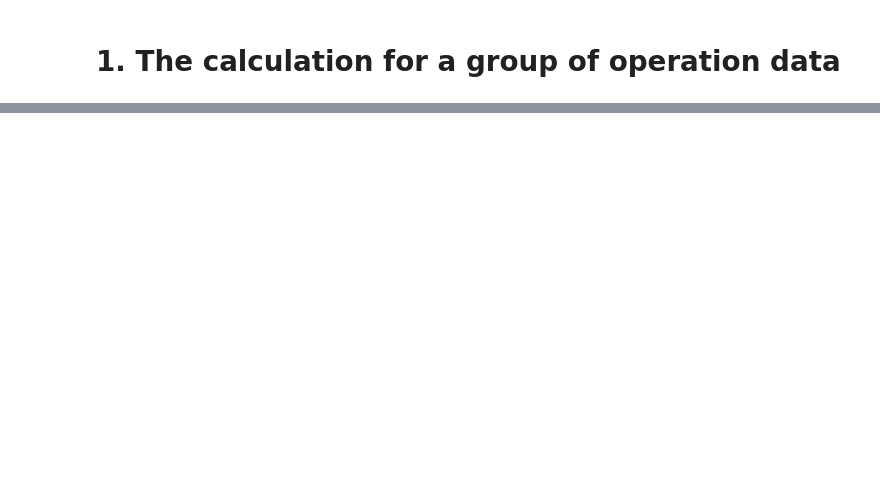
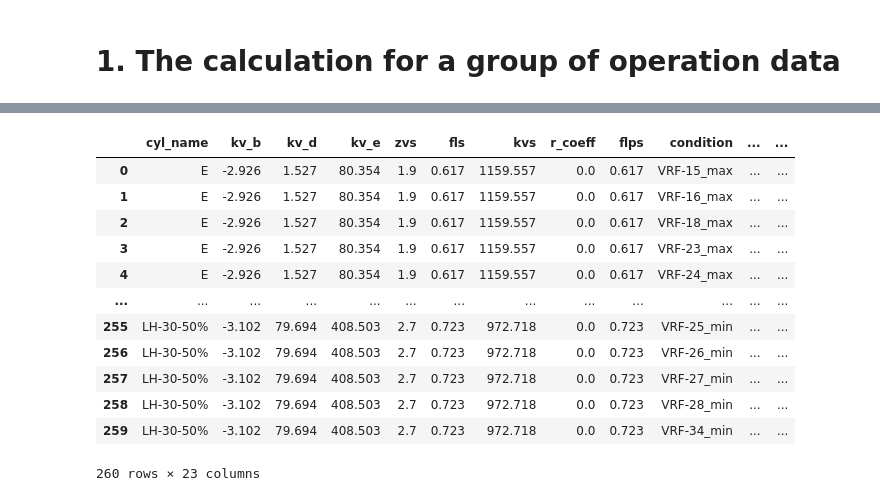
Before and after one commit to ratral/hyd4gpv_py, a Jupyter notebook: gpv_operation_data.ipynb, the cells around one changed output, grey strips where cells are left out. Drawn from its saved outputs; the diff is of its cells as text; code cells hidden in the pictures; blank space fills up the shorter version.

```diff
--- a/gpv_operation_data.ipynb
+++ b/gpv_operation_data.ipynb
@@ -310,0 +273,35 @@ if __name__ == '__main__':
+# %%
+#@title 1.3 Reading and preselection of the valves (Brand = "VAG")
+
+# Read the parameter of the VAG Valves.
+valves = pd.read_csv(path_valves_data)
+
+# select specific columns
+columns = ['cyl_name','kv_b','kv_d','kv_e','zvs','fls']
+
+# filter VAG brand valves
+valves = valves.loc[valves['brand'] == 'VAG']
+
+# Select the valves that meet the maximum operating flow rate
+valves = valves[columns]
+
+# pandas.DataFrame.set_index
+# valves.set_index(['cyl_name'], inplace = True)
+
+# Calculation of the maximal flow coefficent kvs for all valves
+valves['kvs'] = v_kv_fun_zeta(diameter, valves['zvs'])
+
+# Selection of valves that meet the minimum flow coefficient required.
+valves = valves.loc[valves['kvs'] >= kvs_min]
+
+# resistance coefficient
+valves['r_coeff'] = resistance_coefficient(diameter, up_dn, down_dn)
+
+# Combined liquid pressure recovery factor for full open
+valves['flps'] = v_combined_geometry_factor(
+                  valves['kvs'],
+                  valves['fls'],
+                  diameter, up_dn, down_dn
+                )
+
+display(valves.round(3))
@@ -310,0 +323,21 @@ if __name__ == '__main__':
+# %%
+#@title 1.4 Nest Operation Data with selected valves
+valves['key'] = 1
+df2['key'] = 1
+operation_data = pd.merge(valves, df2, on ='key').drop(columns=['key'])
+
+display(operation_data.round(3))
+# %% [output]
+|  | cyl_name | kv_b | kv_d | kv_e | zvs | fls | kvs | r_coeff | flps | condition | ... | ... |
+| 0 | E | -2.926 | 1.527 | 80.354 | 1.9 | 0.617 | 1159.557 | 0.0 | 0.617 | VRF-15_max | ... | ... |
+| 1 | E | -2.926 | 1.527 | 80.354 | 1.9 | 0.617 | 1159.557 | 0.0 | 0.617 | VRF-16_max | ... | ... |
+| 2 | E | -2.926 | 1.527 | 80.354 | 1.9 | 0.617 | 1159.557 | 0.0 | 0.617 | VRF-18_max | ... | ... |
+| 3 | E | -2.926 | 1.527 | 80.354 | 1.9 | 0.617 | 1159.557 | 0.0 | 0.617 | VRF-23_max | ... | ... |
+| 4 | E | -2.926 | 1.527 | 80.354 | 1.9 | 0.617 | 1159.557 | 0.0 | 0.617 | VRF-24_max | ... | ... |
+| ... | ... | ... | ... | ... | ... | ... | ... | ... | ... | ... | ... | ... |
+| 255 | LH-30-50% | -3.102 | 79.694 | 408.503 | 2.7 | 0.723 | 972.718 | 0.0 | 0.723 | VRF-25_min | ... | ... |
+| 256 | LH-30-50% | -3.102 | 79.694 | 408.503 | 2.7 | 0.723 | 972.718 | 0.0 | 0.723 | VRF-26_min | ... | ... |
+| 257 | LH-30-50% | -3.102 | 79.694 | 408.503 | 2.7 | 0.723 | 972.718 | 0.0 | 0.723 | VRF-27_min | ... | ... |
+| 258 | LH-30-50% | -3.102 | 79.694 | 408.503 | 2.7 | 0.723 | 972.718 | 0.0 | 0.723 | VRF-28_min | ... | ... |
+| 259 | LH-30-50% | -3.102 | 79.694 | 408.503 | 2.7 | 0.723 | 972.718 | 0.0 | 0.723 | VRF-34_min | ... | ... |
+260 rows × 23 columns
```
Also changed, not shown: parts of 10 cells of this notebook.
